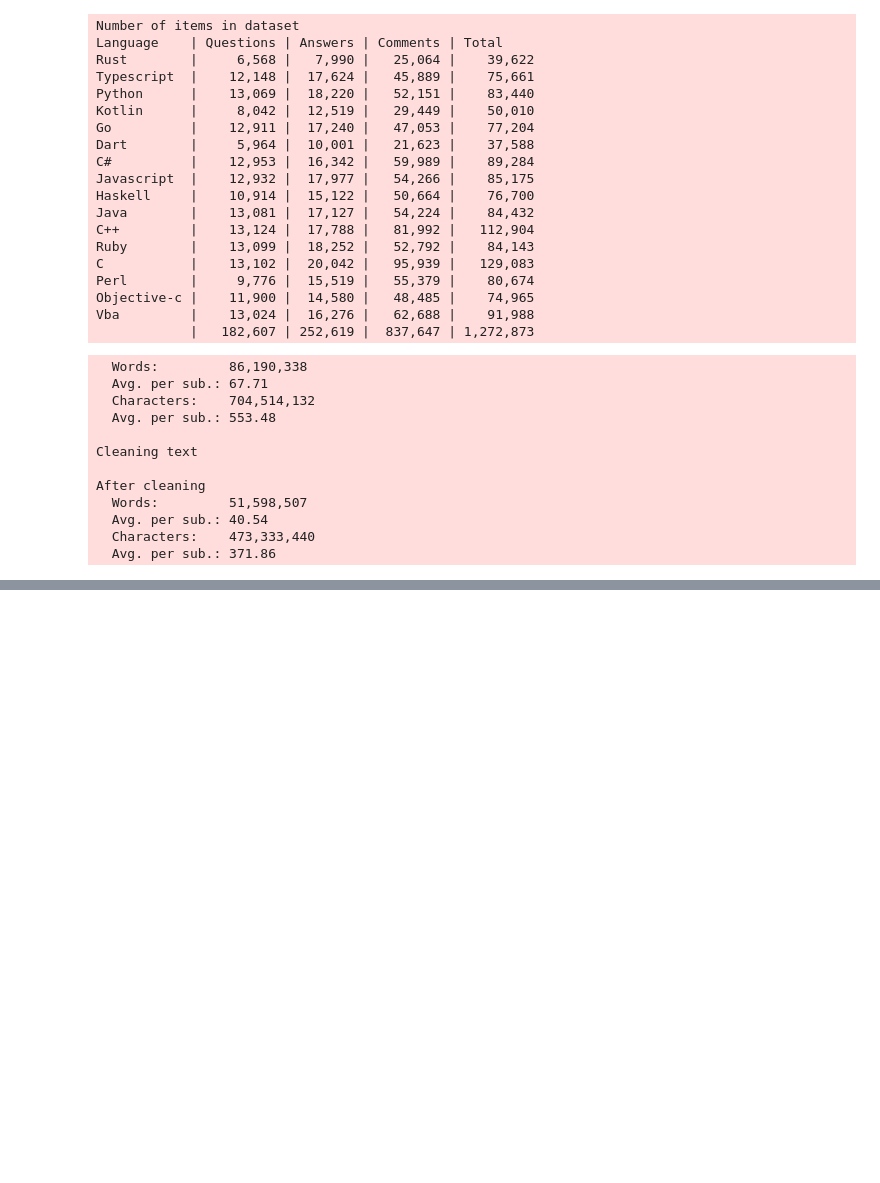
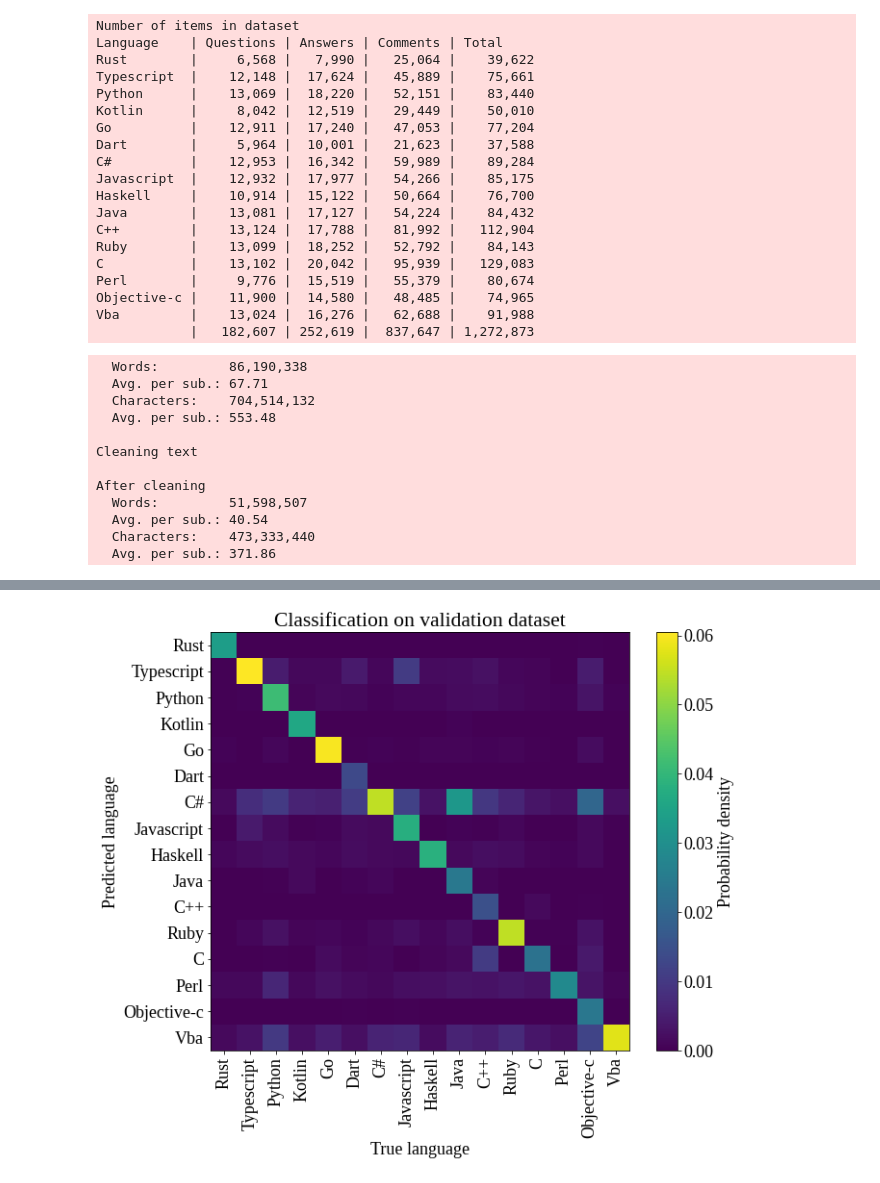
Before and after one commit to asgerius/css-project, a Jupyter notebook: data.ipynb, the cells around one changed output, grey strips where cells are left out. Saved outputs shown, nothing was run; the diff lists cells and outputs as text; code cells hidden in the pictures; blank space fills up the shorter version.

```diff
--- a/data.ipynb
+++ b/data.ipynb
@@ -366,12 +370,15 @@ with open(os.path.join("data", "accs_f1.json"), "w") as f:
 # %%
 fig, ax = plt.subplots(figsize=(10, 8))
 pos = ax.imshow(conf_mat/conf_mat.sum())
 ax.set_xticks(range(len(loved_languages)))
 ax.set_xticklabels([lang.capitalize() for lang in loved_languages])
 ax.set_yticks(range(len(loved_languages)))
 ax.set_yticklabels([lang.capitalize() for lang in loved_languages])
 ax.set_title("Classification on validation dataset")
 ax.set_xlabel("True language")
 ax.set_ylabel("Predicted language")
+ax.tick_params(axis="x", rotation=90)
 bar = fig.colorbar(pos)
 bar.set_label("Probability density")
+# %% [output]
+[figure, added]
```
Also changed, not shown: parts of 10 cells of this notebook, 4 other files.
